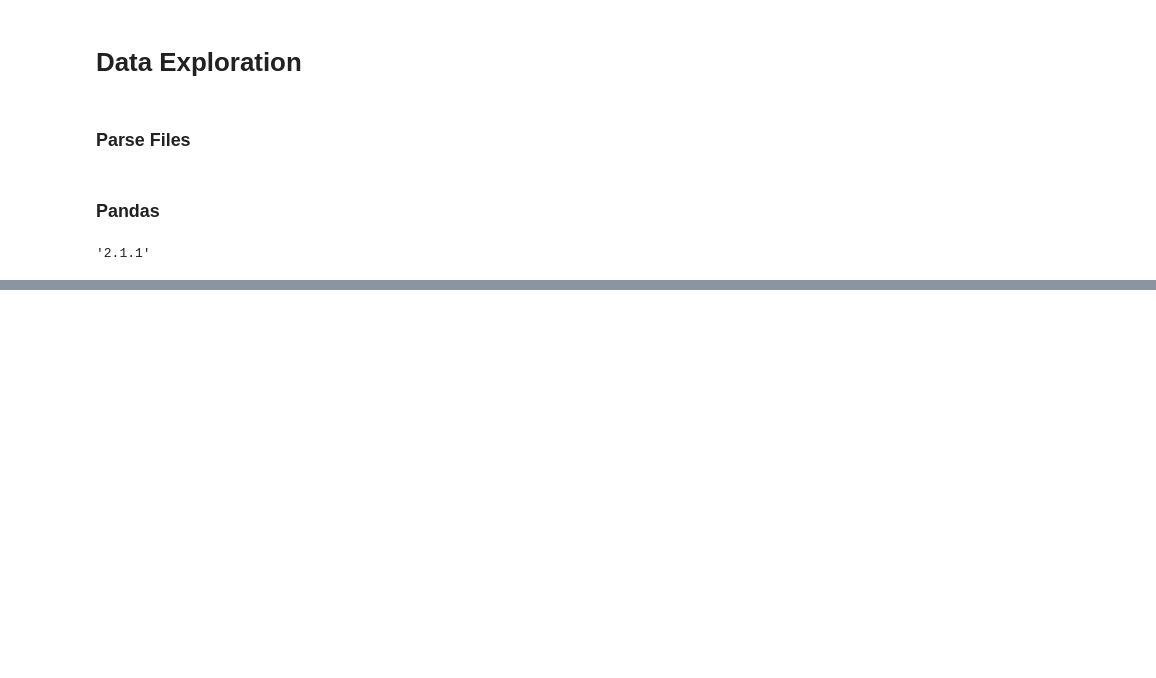
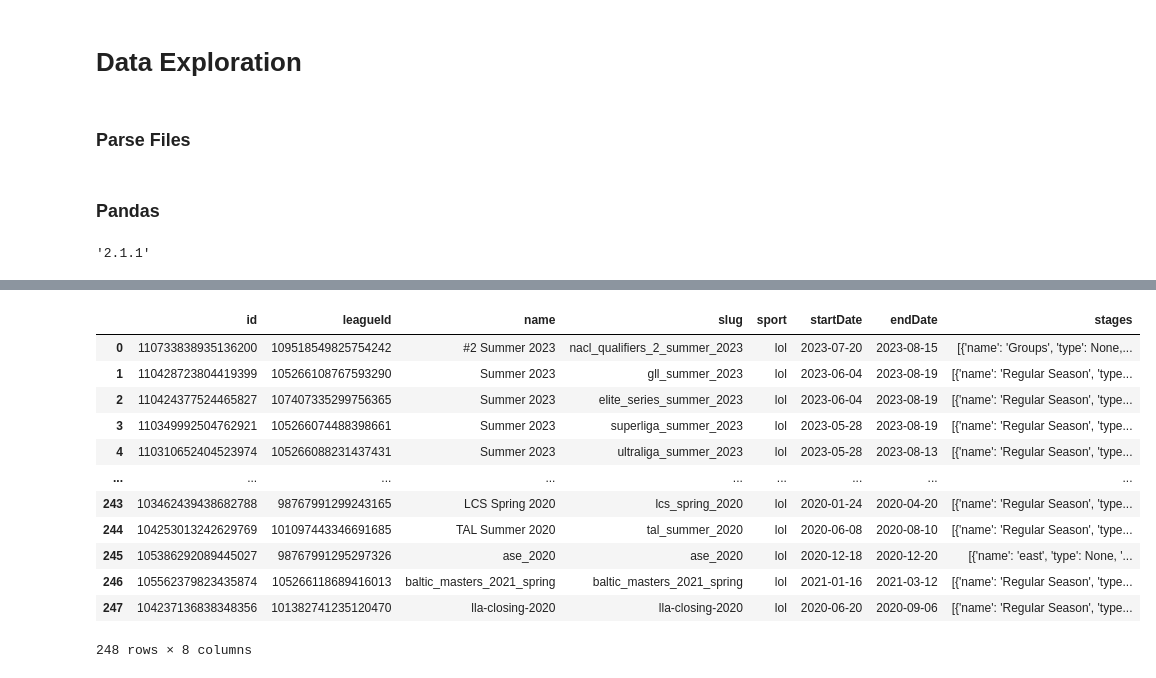
Before and after one commit to projectulterior/global-power-rankings, a Jupyter notebook: data_exploration.ipynb, the cells around one changed output, grey strips where cells are left out. Saved outputs shown, nothing was run; the diff lists cells and outputs as text; code cells hidden in the pictures; blank space fills up the shorter version.

```diff
--- a/data_exploration.ipynb
+++ b/data_exploration.ipynb
@@ -41,0 +89,16 @@ AttributeError: 'list' object has no attribute 'keys'
+# %%
+tournaments
+# %% [output]
+|  | id | leagueId | name | slug | sport | startDate | endDate | stages |
+| 0 | 110733838935136200 | 109518549825754242 | #2 Summer 2023 | nacl_qualifiers_2_summer_2023 | lol | 2023-07-20 | 2023-08-15 | [{'name': 'Groups', 'type': None,... |
+| 1 | 110428723804419399 | 105266108767593290 | Summer 2023 | gll_summer_2023 | lol | 2023-06-04 | 2023-08-19 | [{'name': 'Regular Season', 'type... |
+| 2 | 110424377524465827 | 107407335299756365 | Summer 2023 | elite_series_summer_2023 | lol | 2023-06-04 | 2023-08-19 | [{'name': 'Regular Season', 'type... |
+| 3 | 110349992504762921 | 105266074488398661 | Summer 2023 | superliga_summer_2023 | lol | 2023-05-28 | 2023-08-19 | [{'name': 'Regular Season', 'type... |
+| 4 | 110310652404523974 | 105266088231437431 | Summer 2023 | ultraliga_summer_2023 | lol | 2023-05-28 | 2023-08-13 | [{'name': 'Regular Season', 'type... |
+| ... | ... | ... | ... | ... | ... | ... | ... | ... |
+| 243 | 103462439438682788 | 98767991299243165 | LCS Spring 2020 | lcs_spring_2020 | lol | 2020-01-24 | 2020-04-20 | [{'name': 'Regular Season', 'type... |
+| 244 | 104253013242629769 | 101097443346691685 | TAL Summer 2020 | tal_summer_2020 | lol | 2020-06-08 | 2020-08-10 | [{'name': 'Regular Season', 'type... |
+| 245 | 105386292089445027 | 98767991295297326 | ase_2020 | ase_2020 | lol | 2020-12-18 | 2020-12-20 | [{'name': 'east', 'type': None, '... |
+| 246 | 105562379823435874 | 105266118689416013 | baltic_masters_2021_spring | baltic_masters_2021_spring | lol | 2021-01-16 | 2021-03-12 | [{'name': 'Regular Season', 'type... |
+| 247 | 104237136838348356 | 101382741235120470 | lla-closing-2020 | lla-closing-2020 | lol | 2020-06-20 | 2020-09-06 | [{'name': 'Regular Season', 'type... |
+248 rows × 8 columns
```
Also changed, not shown: parts of 3 cells of this notebook.
